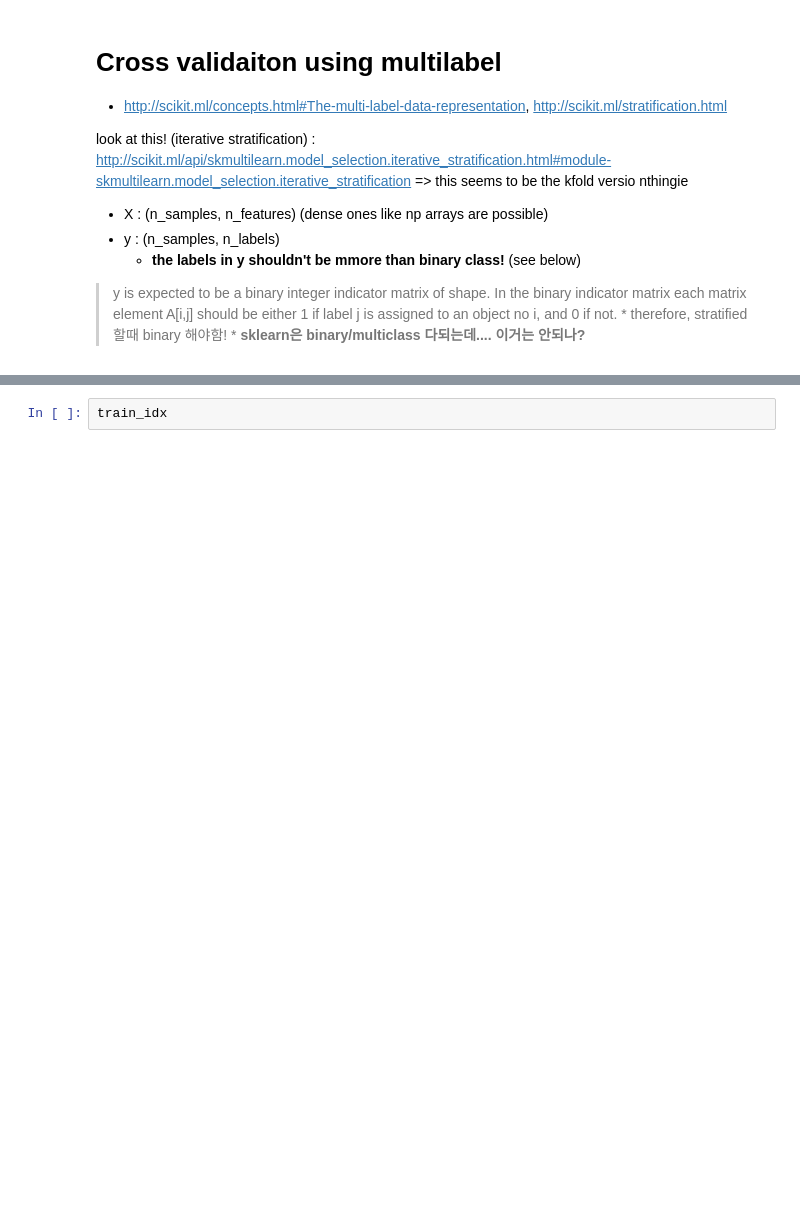
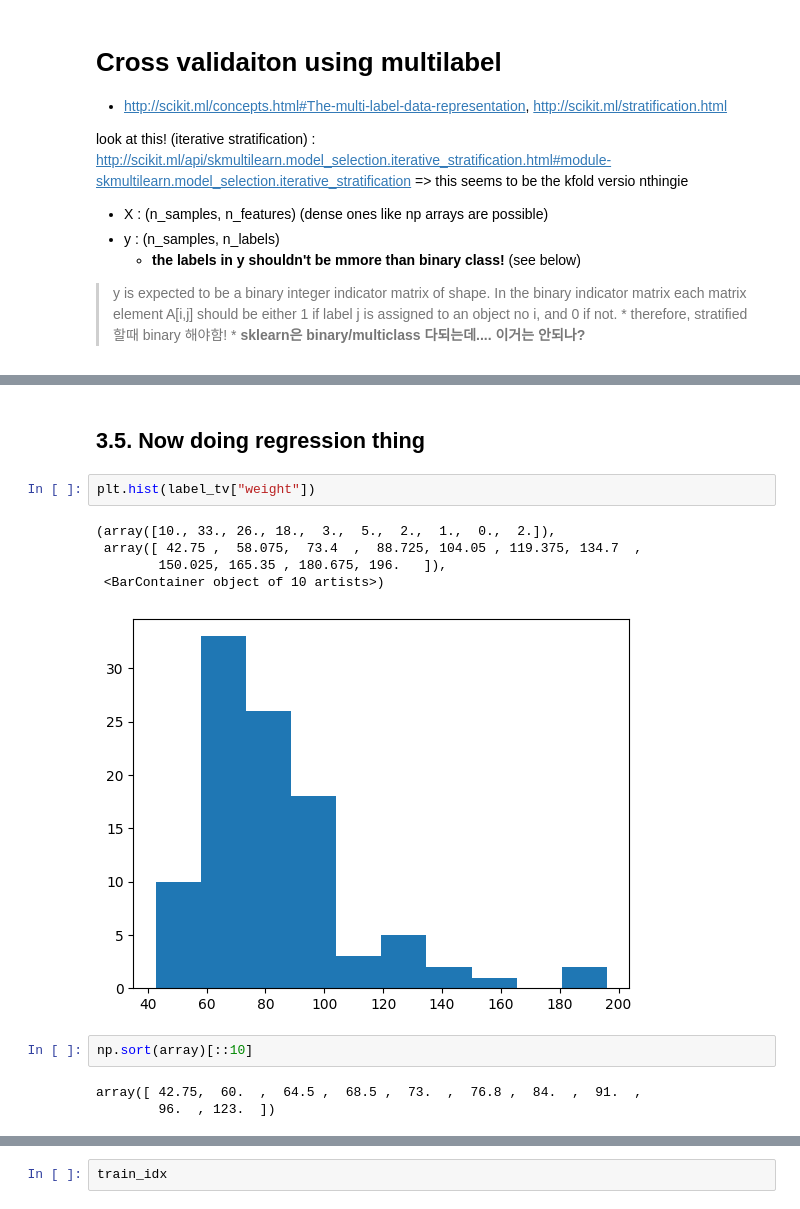
Before and after one commit to dyhan316/ML_tutor, a Jupyter notebook: learn_multilabel_stratification.ipynb, the cells around one changed output, grey strips where cells are left out. Saved outputs shown, nothing was run; the diff lists cells and outputs as text; blank space fills up the shorter version.

```diff
--- a/learn_multilabel_stratification.ipynb
+++ b/learn_multilabel_stratification.ipynb
@@ -213,0 +489,15 @@ label_tv.iloc[train_idx]
+# %% [markdown]
+## 3.5. Now doing regression thing
+# %%
+plt.hist(label_tv["weight"])
+# %% [output]
+(array([10., 33., 26., 18.,  3.,  5.,  2.,  1.,  0.,  2.]),
+ array([ 42.75 ,  58.075,  73.4  ,  88.725, 104.05 , 119.375, 134.7  ,
+        150.025, 165.35 , 180.675, 196.   ]),
+ <BarContainer object of 10 artists>)
+[figure, added]
+# %%
+np.sort(array)[::10]
+# %% [output]
+array([ 42.75,  60.  ,  64.5 ,  68.5 ,  73.  ,  76.8 ,  84.  ,  91.  ,
+        96.  , 123.  ])
```
Also changed, not shown: parts of 61 cells of this notebook.
